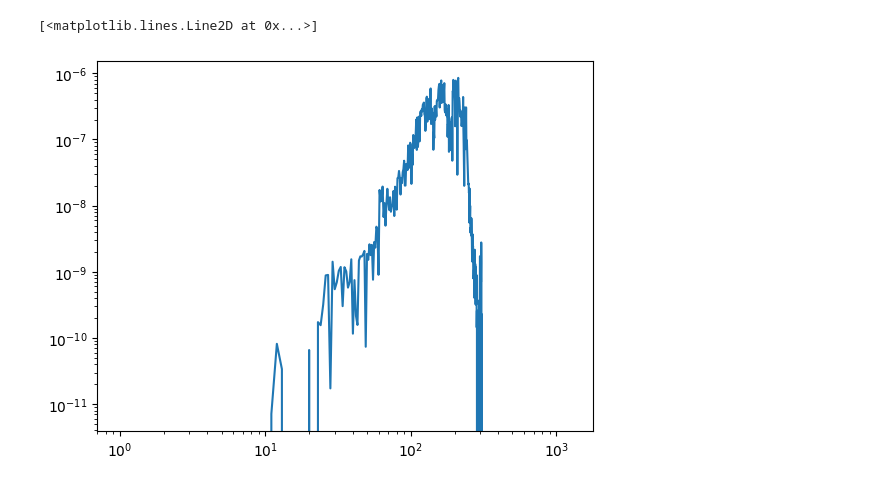
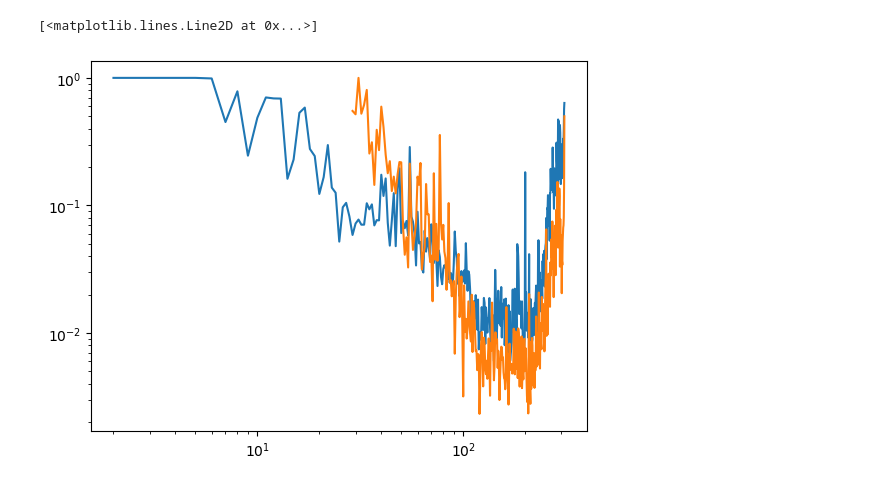
Before and after one commit to SteSeg/tokamak_radiation_environment, a Jupyter notebook: notebooks/iter_arc_magnet_flux.ipynb, the cells around one changed output. Drawn from its saved outputs; the diff is of its cells as text; code cells hidden in the pictures.

```diff
--- a/notebooks/iter_arc_magnet_flux.ipynb
+++ b/notebooks/iter_arc_magnet_flux.ipynb
@@ -4,2 +10,3 @@ import matplotlib.pyplot as plt
 # %%
-iter_sp = openmc.StatePoint("../reactors/iter_class/statepoint_1e10.100.h5")
+iter_sp = openmc.StatePoint("../reactors/iter_class/statepoint.010.h5")
+arc_sp = openmc.StatePoint("../reactors/arc_class/statepoint.005.h5")
@@ -7,0 +13,11 @@ iter_tfcoil_spectrum = iter_sp.get_tally(id=4)
+# %%
+iter_tfcoil_spectrum = iter_sp.get_tally(id=4)
+arc_tfcoil_spectrum = arc_sp.get_tally(id=4)
+
+iter_spectrum_mean = iter_tfcoil_spectrum.mean[:,0,0]
+arc_spectrum_mean = arc_tfcoil_spectrum.mean[:,0,0]
+
+iter_spectrum_stddev = iter_tfcoil_spectrum.std_dev[:,0,0]
+arc_spectrum_stddev = arc_tfcoil_spectrum.std_dev[:,0,0]
+
+ebins = iter_tfcoil_spectrum.filters[2].bins[:,0]
@@ -8,5 +71,6 @@ iter_tfcoil_spectrum = iter_sp.get_tally(id=4)
 # %%
-plt.loglog(iter_tfcoil_spectrum.mean[:,0,0])
+plt.loglog(iter_tfcoil_spectrum.std_dev[:,0,0] / iter_tfcoil_spectrum.mean[:,0,0])
+plt.loglog(arc_tfcoil_spectrum.std_dev[:,0,0] / arc_tfcoil_spectrum.mean[:,0,0])
 # %% [output]
 [<matplotlib.lines.Line2D at 0x...>]
-[figure, old version]
+[figure, new version]
```
Also changed, not shown: parts of 8 cells of this notebook, 4 other files.
